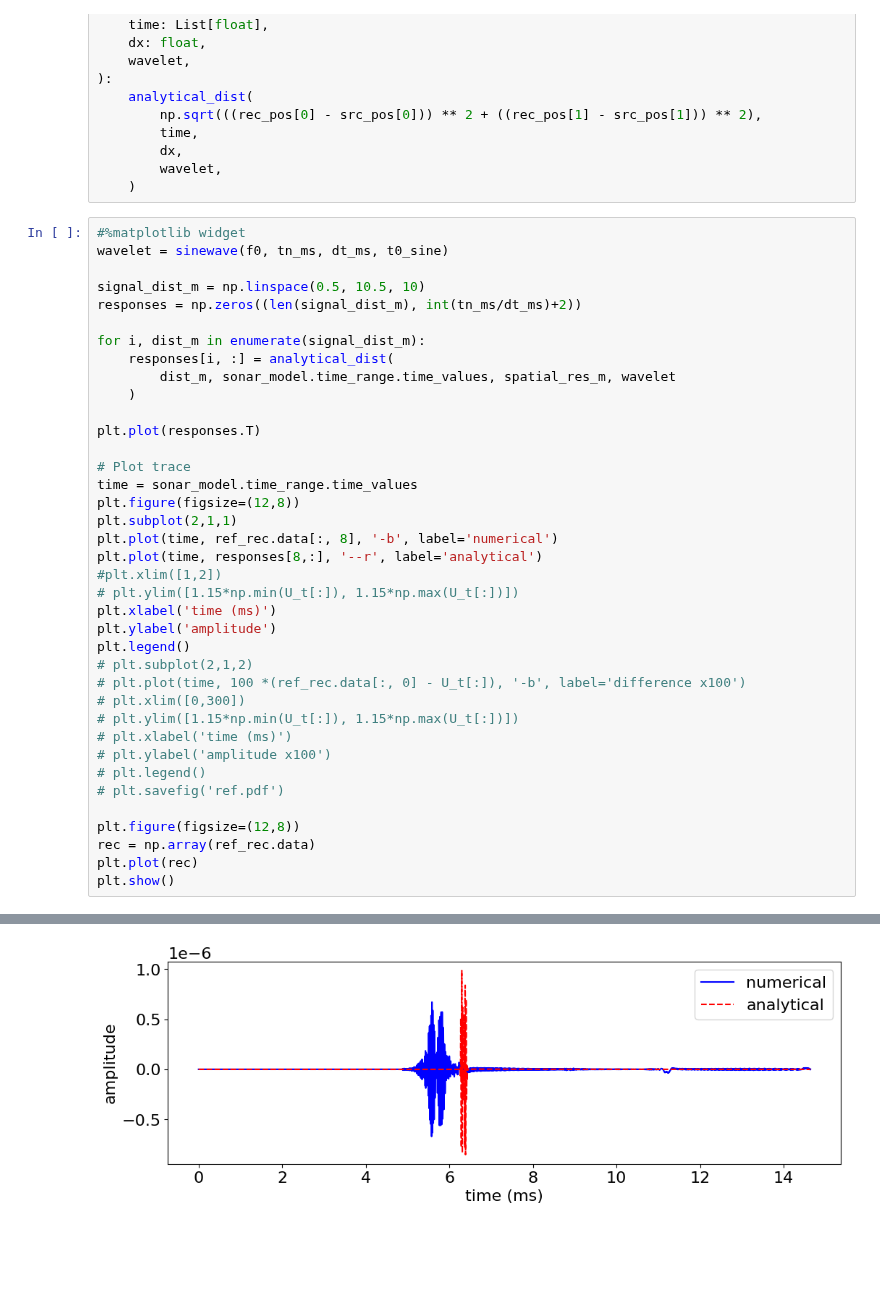
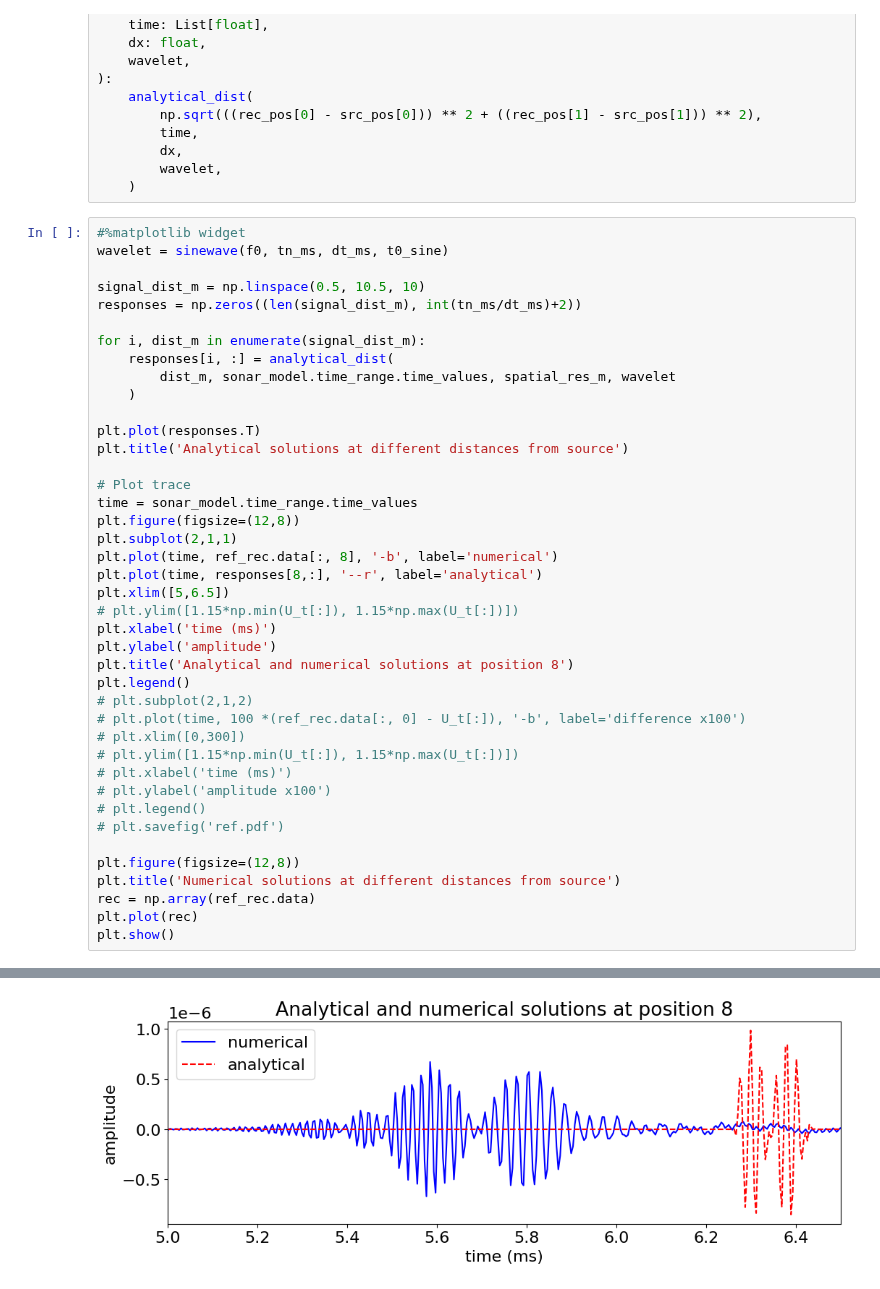
Before and after one commit to bgd54/sonar-FWI, a Jupyter notebook: notebooks/accuracy.ipynb, the cells around one changed output, grey strips where cells are left out. Saved outputs shown, nothing was run; the diff lists cells and outputs as text; blank space fills up the shorter version.

```diff
--- a/notebooks/accuracy.ipynb
+++ b/notebooks/accuracy.ipynb
@@ -195,6 +196,7 @@ for i, dist_m in enumerate(signal_dist_m):
     )
 
 plt.plot(responses.T)
+plt.title('Analytical solutions at different distances from source')
 
 # Plot trace
 time = sonar_model.time_range.time_values
@@ -202,10 +204,11 @@ plt.figure(figsize=(12,8))
 plt.subplot(2,1,1)
 plt.plot(time, ref_rec.data[:, 8], '-b', label='numerical')
 plt.plot(time, responses[8,:], '--r', label='analytical')
-#plt.xlim([1,2])
+plt.xlim([5,6.5])
 # plt.ylim([1.15*np.min(U_t[:]), 1.15*np.max(U_t[:])])
 plt.xlabel('time (ms)')
 plt.ylabel('amplitude')
+plt.title('Analytical and numerical solutions at position 8')
 plt.legend()
 # plt.subplot(2,1,2)
 # plt.plot(time, 100 *(ref_rec.data[:, 0] - U_t[:]), '-b', label='difference x100')
@@ -217,6 +220,7 @@ plt.legend()
 # plt.savefig('ref.pdf')
 
 plt.figure(figsize=(12,8))
+plt.title('Numerical solutions at different distances from source')
 rec = np.array(ref_rec.data)
 plt.plot(rec)
 plt.show()
@@ -225 +229 @@ plt.show()
-[figure, old version]
+[figure, new version]
```
Also changed, not shown: parts of 2 cells of this notebook.
